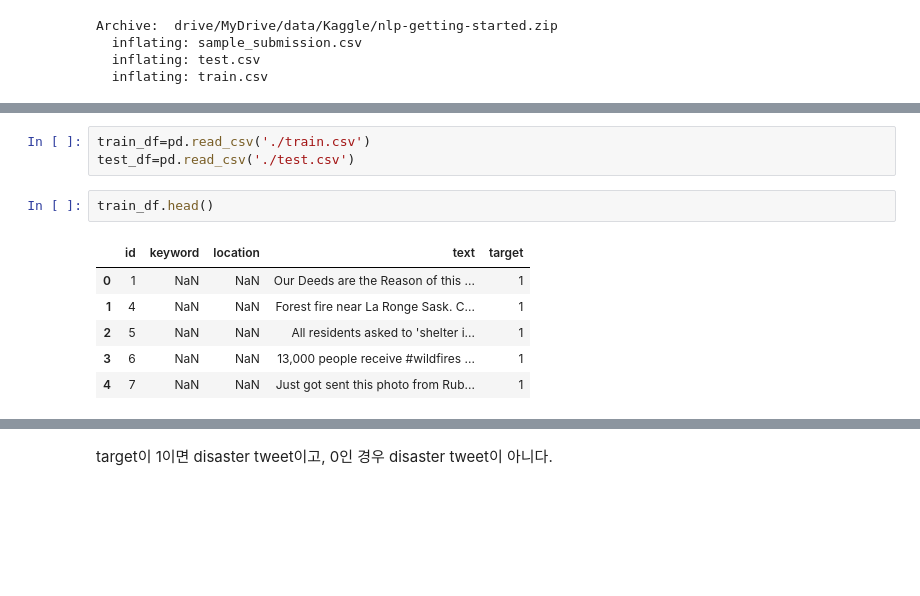
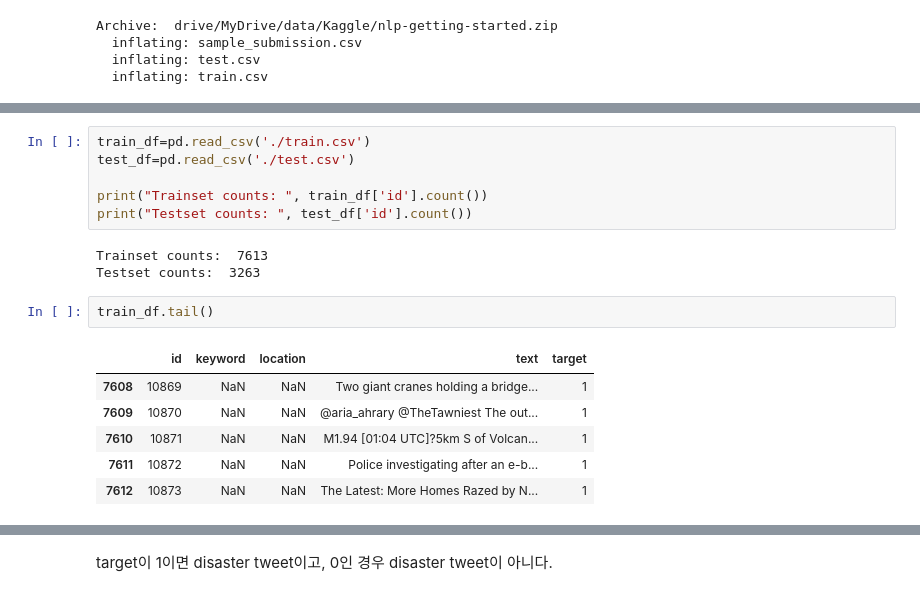
Before and after one commit to GDSC-GIST/AI-ML_Team_5, a Jupyter notebook: KangbeenKo/Kaggle02_Disaster_Tweets.ipynb, the cells around one changed output, grey strips where cells are left out. Cells and saved outputs as stored; diff of their text form; blank space fills up the shorter version.

```diff
--- a/KangbeenKo/Kaggle02_Disaster_Tweets.ipynb
+++ b/KangbeenKo/Kaggle02_Disaster_Tweets.ipynb
@@ -68,13 +71,19 @@ Archive:  drive/MyDrive/data/Kaggle/nlp-getting-started.zip
 # %%
 train_df=pd.read_csv('./train.csv')
 test_df=pd.read_csv('./test.csv')
+
+print("Trainset counts: ", train_df['id'].count())
+print("Testset counts: ", test_df['id'].count())
+# %% [output]
+Trainset counts:  7613
+Testset counts:  3263
 # %%
-train_df.head()
+train_df.tail()
 # %% [output]
 |  | id | keyword | location | text | target |
-| 0 | 1 | NaN | NaN | Our Deeds are the Reason of this ... | 1 |
-| 1 | 4 | NaN | NaN | Forest fire near La Ronge Sask. C... | 1 |
-| 2 | 5 | NaN | NaN | All residents asked to 'shelter i... | 1 |
-| 3 | 6 | NaN | NaN | 13,000 people receive #wildfires ... | 1 |
-| 4 | 7 | NaN | NaN | Just got sent this photo from Rub... | 1 |
+| 7608 | 10869 | NaN | NaN | Two giant cranes holding a bridge... | 1 |
+| 7609 | 10870 | NaN | NaN | @aria_ahrary @TheTawniest The out... | 1 |
+| 7610 | 10871 | NaN | NaN | M1.94 [01:04 UTC]?5km S of Volcan... | 1 |
+| 7611 | 10872 | NaN | NaN | Police investigating after an e-b... | 1 |
+| 7612 | 10873 | NaN | NaN | The Latest: More Homes Razed by N... | 1 |
 # %%
```
Also changed, not shown: parts of 62 cells of this notebook.
